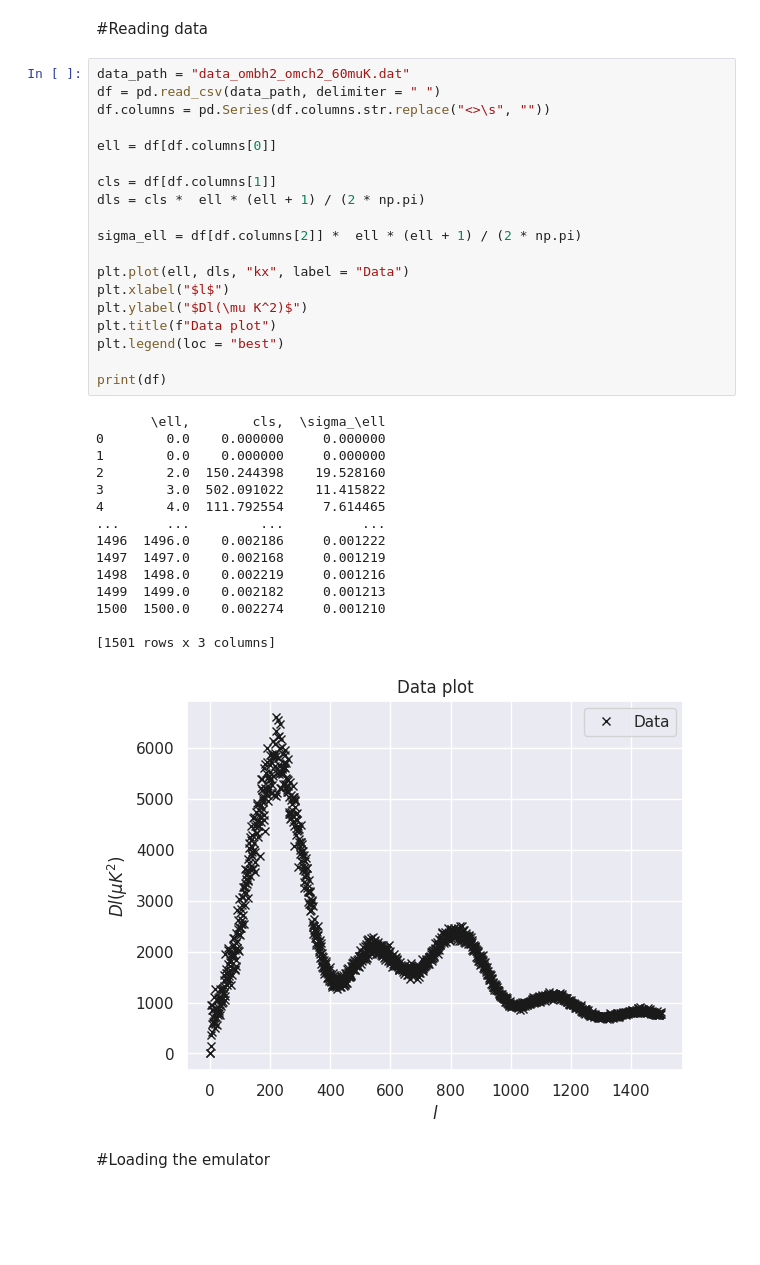
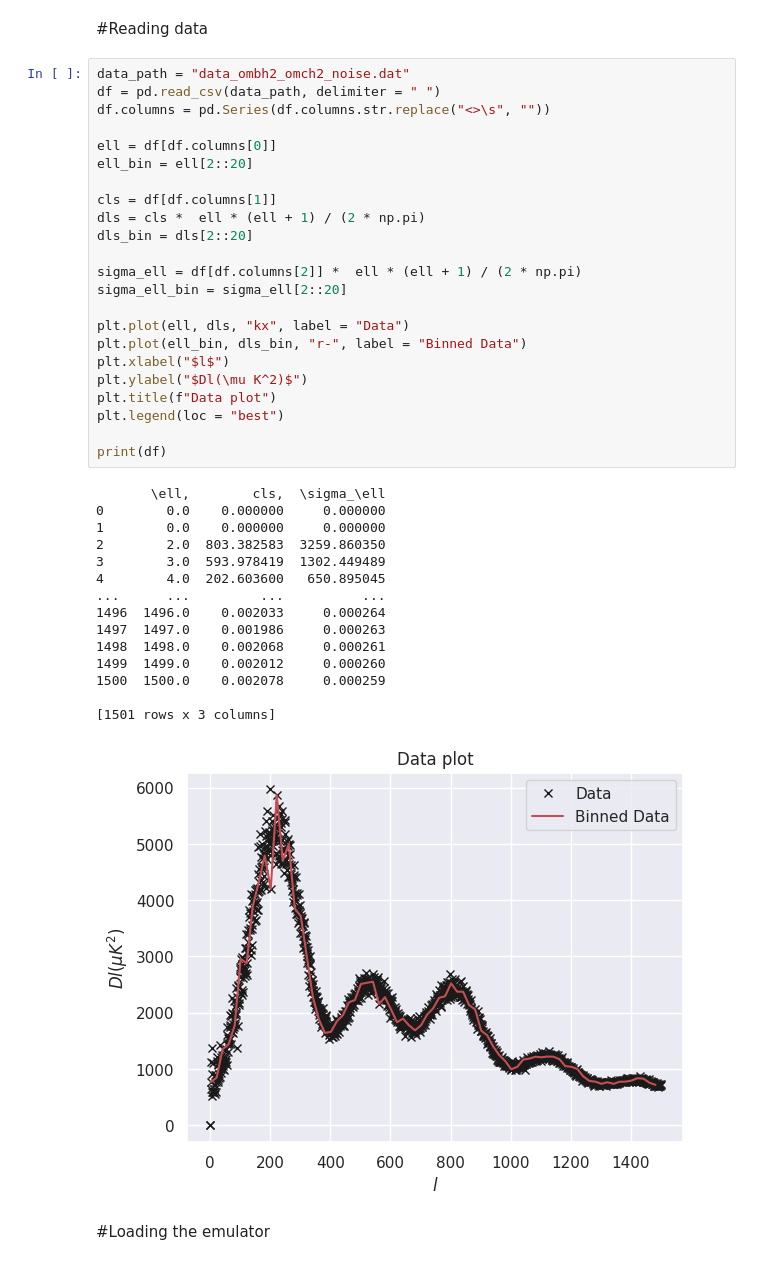
Before and after one commit to DanCalinBirjaru/mcmc, a Jupyter notebook: mcmc.ipynb, the cells around one changed output. Cells and saved outputs as stored; diff of their text form; blank space fills up the shorter version.

Commit message:
Final version of the project
Working implementation of the MCMC algorithm for finding the Lambda CDM cosmological parameters from pre-generated data.

```diff
--- a/mcmc.ipynb
+++ b/mcmc.ipynb
@@ -47,40 +48,44 @@ from tqdm import tqdm_notebook as tqdm
 # %% [markdown]
 #Reading data
 # %%
-data_path = "data_ombh2_omch2_60muK.dat"
+data_path = "data_ombh2_omch2_noise.dat"
 df = pd.read_csv(data_path, delimiter = " ")
 df.columns = pd.Series(df.columns.str.replace("<>\s", ""))
 
 ell = df[df.columns[0]]
+ell_bin = ell[2::20]
 
 cls = df[df.columns[1]]
 dls = cls *  ell * (ell + 1) / (2 * np.pi)
+dls_bin = dls[2::20]
 
 sigma_ell = df[df.columns[2]] *  ell * (ell + 1) / (2 * np.pi)
+sigma_ell_bin = sigma_ell[2::20]
 
 plt.plot(ell, dls, "kx", label = "Data")
+plt.plot(ell_bin, dls_bin, "r-", label = "Binned Data")
 plt.xlabel("$l$")
 plt.ylabel("$Dl(\mu K^2)$")
 plt.title(f"Data plot")
 plt.legend(loc = "best")
 
 print(df)
 # %% [output]
        \ell,        cls,  \sigma_\ell
 0        0.0    0.000000     0.000000
 1        0.0    0.000000     0.000000
-2        2.0  150.244398    19.528160
-3        3.0  502.091022    11.415822
-4        4.0  111.792554     7.614465
+2        2.0  803.382583  3259.860350
+3        3.0  593.978419  1302.449489
+4        4.0  202.603600   650.895045
 ...      ...         ...          ...
-1496  1496.0    0.002186     0.001222
-1497  1497.0    0.002168     0.001219
-1498  1498.0    0.002219     0.001216
-1499  1499.0    0.002182     0.001213
-1500  1500.0    0.002274     0.001210
+1496  1496.0    0.002033     0.000264
+1497  1497.0    0.001986     0.000263
+1498  1498.0    0.002068     0.000261
+1499  1499.0    0.002012     0.000260
+1500  1500.0    0.002078     0.000259
 
 [1501 rows x 3 columns]
-[figure, old version]
+[figure, new version]
 # %% [markdown]
 #Loading the emulator
 # %%
```
Also changed, not shown: parts of 34 cells of this notebook.
